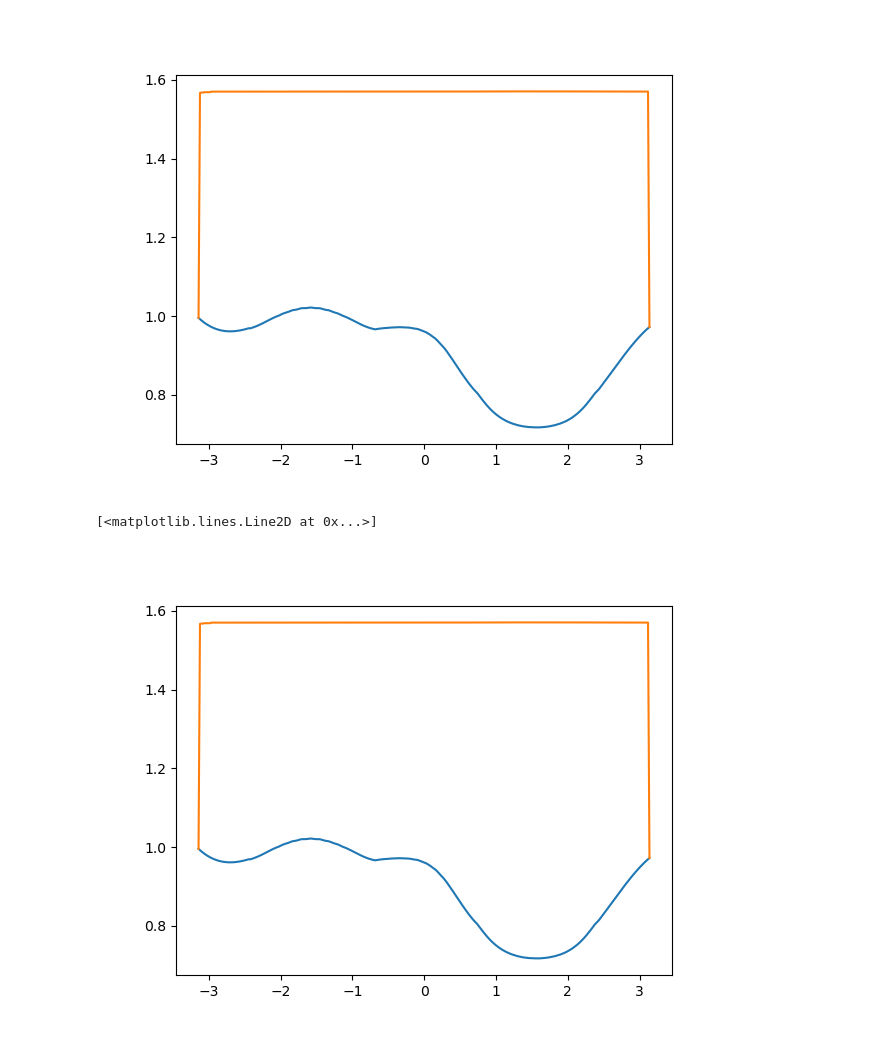
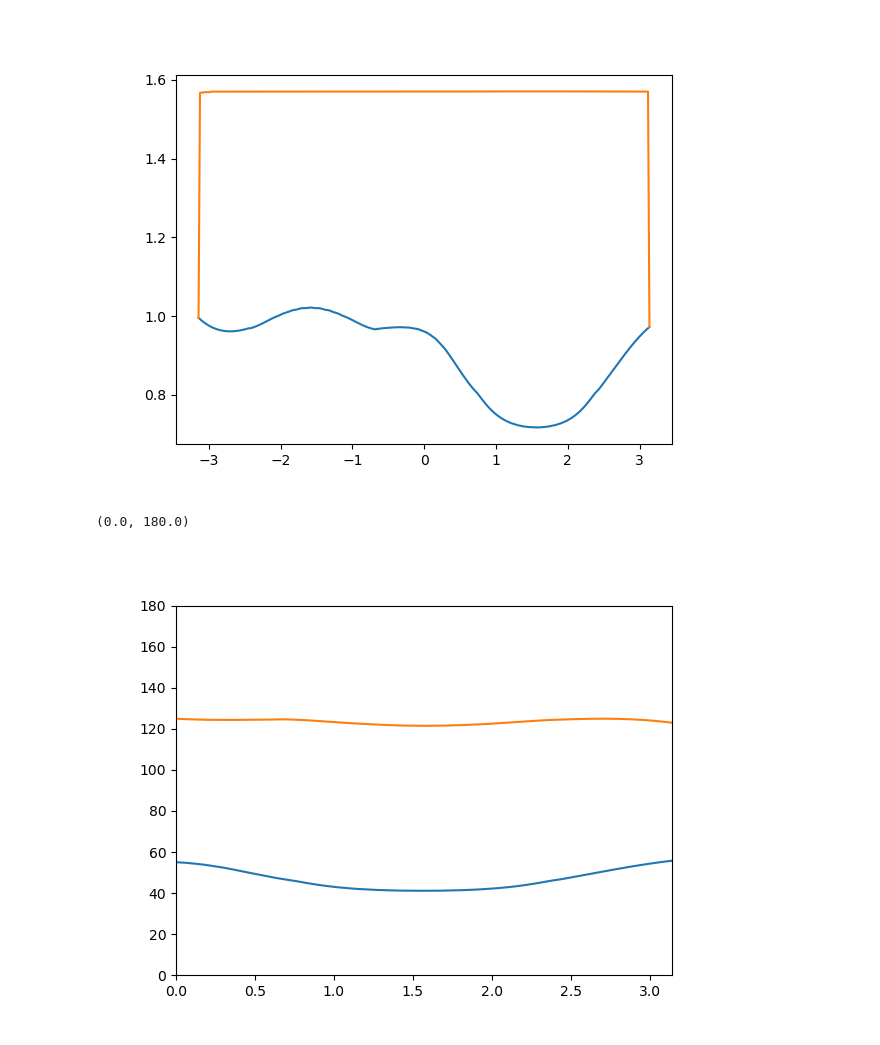
Before and after one commit to swissfel/thc_angles, a Jupyter notebook: thc_angles_3.ipynb, the cells around one changed output. Cells and saved outputs as stored; diff of their text form; code cells hidden in the pictures.

```diff
--- a/thc_angles_3.ipynb
+++ b/thc_angles_3.ipynb
@@ -614,8 +523,11 @@ np.save('otti.npy',[x,y1,y2,savgol_filter(y1,71,3),y2_1])
 x,y1,y2,y1s,y2_1 = np.load('otti.npy')
 # %%
 plt.figure()
-plt.plot(x,y1s)
-plt.plot(x,y2_1)
+plt.plot(x,np.rad2deg(y1s))
+#plt.plot(x,np.rad2deg(y2_1))
+plt.plot(-x[x<0],180-np.rad2deg(y1s)[x<0])
+plt.xlim(0,np.pi)
+plt.ylim(0,180)
 # %% [output]
-[<matplotlib.lines.Line2D at 0x...>]
+(0.0, 180.0)
-[figure, old version]
+[figure, new version]
```
Also changed, not shown: parts of 24 cells of this notebook, 1 other file.
